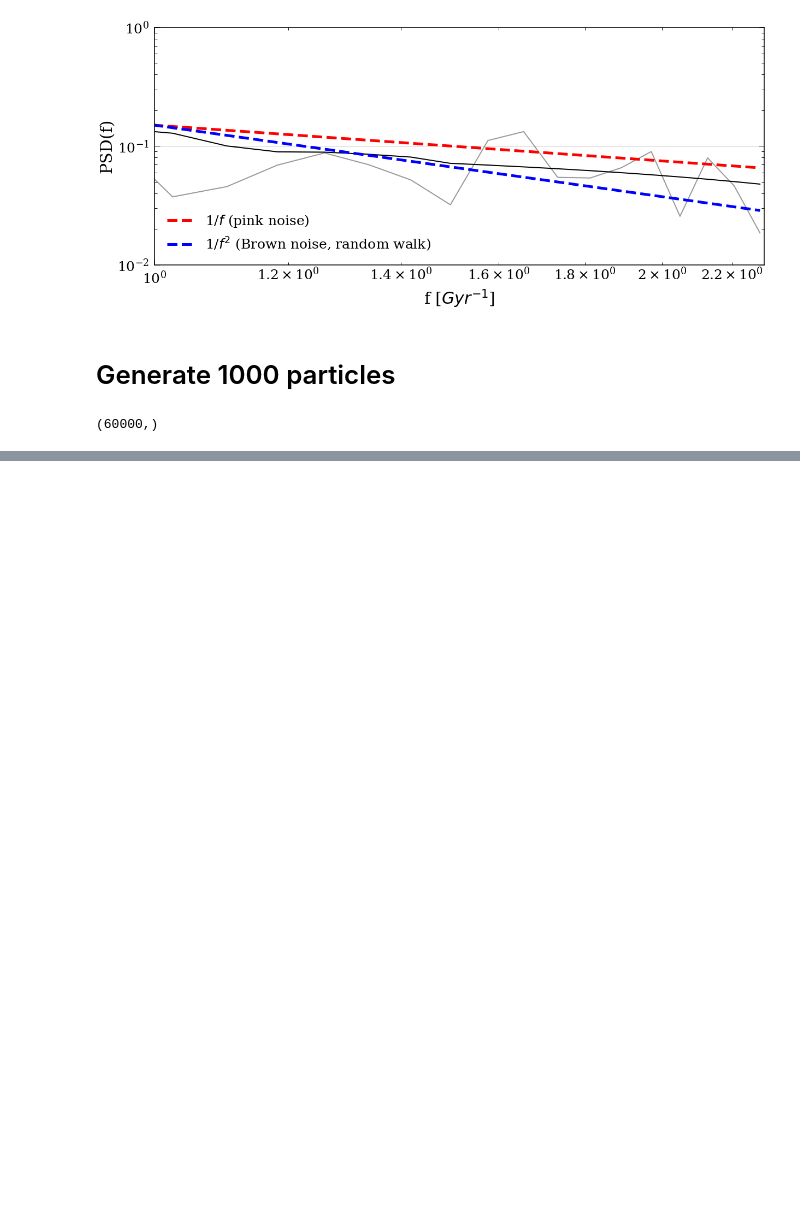
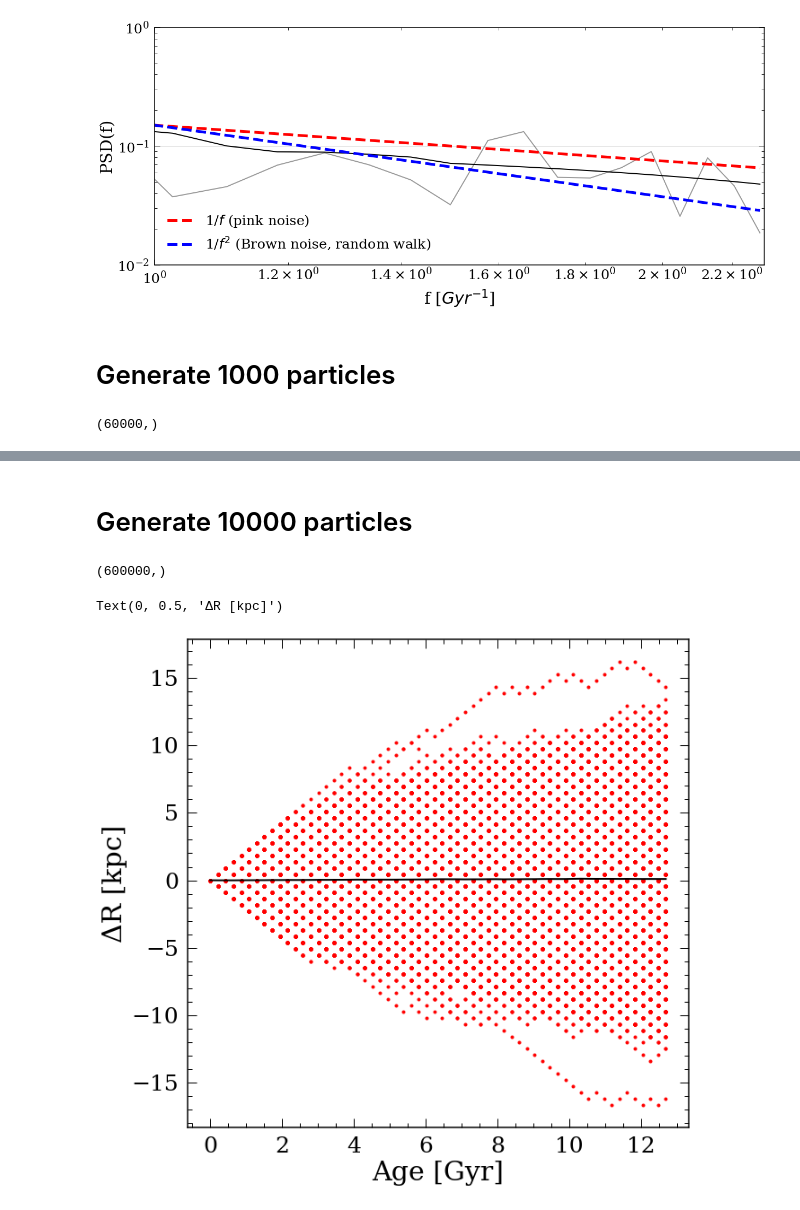
Before and after one commit to lyx12311/Subdiffusion, a Jupyter notebook: RandomWalkPower.ipynb, the cells around one changed output, grey strips where cells are left out. Cells and saved outputs as stored; diff of their text form; code cells hidden in the pictures; blank space fills up the shorter version.

```diff
--- a/RandomWalkPower.ipynb
+++ b/RandomWalkPower.ipynb
@@ -110,0 +135,23 @@ plt.legend(loc=3)
+# %% [markdown]
+# Generate 10000 particles
+# %%
+npart = 10000
+ages, drs = np.zeros((npart,60)), np.zeros((npart,60))
+for i in range(npart):
+    ages[i,:], drs[i,:] = Randomwalk1D(59, 0.215)
+# %%
+age_flat, drs_flat = ages.ravel(), drs.ravel()
+print(np.shape(age_flat))
+# %% [output]
+(600000,)
+# %%
+age_order, dr_order = zip(*sorted(zip(age_flat, drs_flat)))
+age_smooth, dr_smooth = SlideMed(age_order, dr_order, 0.0025/2, 0.0025)
+
+plt.plot(age_flat, drs_flat,'r.')
+plt.plot(age_smooth, dr_smooth,'k-')
+plt.xlabel('Age [Gyr]')
+plt.ylabel('ΔR [kpc]')
+# %% [output]
+Text(0, 0.5, 'ΔR [kpc]')
+[figure, added]
```
Also changed, not shown: parts of 12 cells of this notebook.
